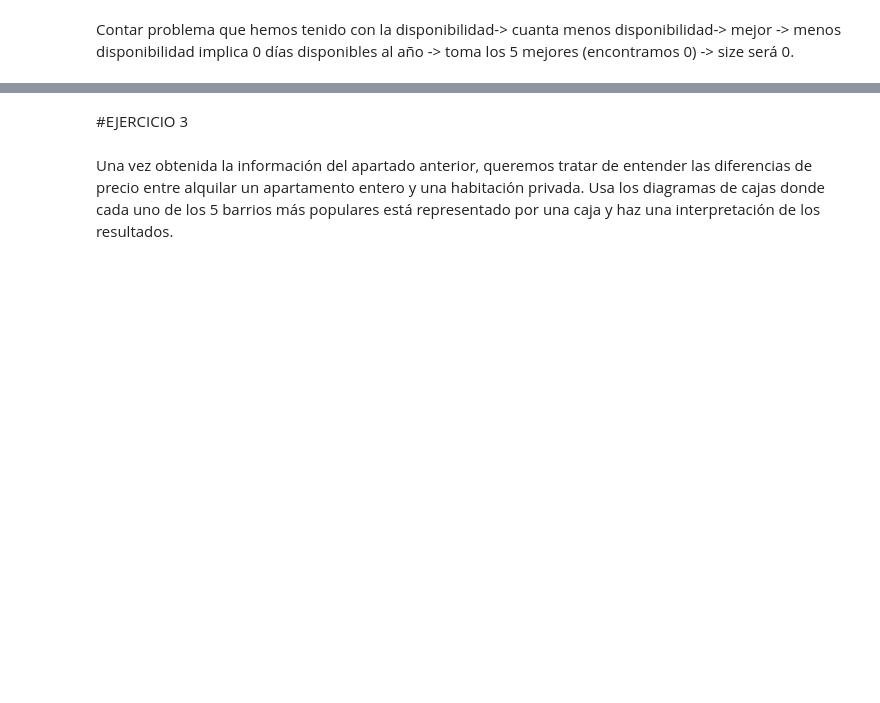
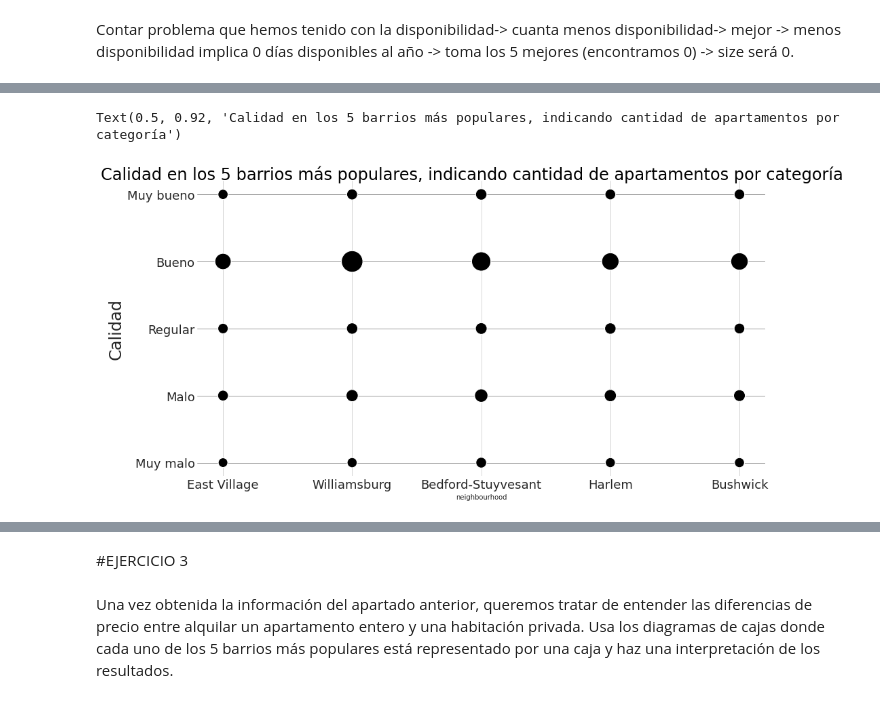
Before and after one commit to PilarAriasVazquez/MineriaL1P1, a Jupyter notebook: L1P1.ipynb, the cells around one changed output, grey strips where cells are left out. Cells and saved outputs as stored; diff of their text form; code cells hidden in the pictures; blank space fills up the shorter version.

```diff
--- a/L1P1.ipynb
+++ b/L1P1.ipynb
@@ -400,3 +310,0 @@ Lo que conseguimos con esto es que más tarde, al hacer la media, consigamos val
-# %%
-#ESTO LO QUITAMOS
-df.loc[:,'classification_num']=np.nan
@@ -791,0 +388,7 @@ plt.show()
+# %%
+df_draw = (df
+           .query('neighbourhood in @x_barrios')
+           .groupby(['neighbourhood','classification']).id
+           .count()
+           .reset_index()
+          )
@@ -791,0 +415,37 @@ plt.show()
+# %%
+titulo = f"Calidad en los 5 barrios más populares, indicando cantidad de apartamentos por categoría"
+color = sns.color_palette('Set2',8)
+
+f, ax = plt.subplots(1,figsize=(15,8))
+sns.set_style(style='whitegrid')
+
+ordenacion_calidad = {'Muy malo':5, 'Malo':4, 'Regular':3, 'Bueno':2, 'Muy bueno':1}
+
+sns.scatterplot(data=df_draw.sort_values(by=['classification'], key=lambda x:x.map(ordenacion_calidad)),
+               x='neighbourhood',
+               y='classification',
+               size='id',
+               sizes=(200,1000),
+               color='black'
+               )
+
+ax.legend().set_visible(False)
+#ax.yaxis.set_major_formatter(plt.FuncFormatter(lambda v,x:f'{x:,.2f}'))
+
+#for t in legend.texts:
+#    t.set_text(t.get_text()[:3])
+#ax.legend(title='apartamentos po',fontsize=24, title_fontsize=24)
+
+sns.despine(left=True, bottom=True)
+#ax.set_xlabel('Barrio',fontsize=24,weight='regular')
+ax.set_ylabel('Calidad',fontsize=24,weight='regular')
+
+#ax.set_axisbelow(False)
+ax.grid(axis='y',color='gray')
+ax.xaxis.set_tick_params(labelsize=18,width=0,rotation=0,pad=0)
+ax.yaxis.set_tick_params(labelsize=18,width=0,rotation=0,pad=0)
+
+f.suptitle(f'{titulo}',fontsize=24,color='black',x=.5,ha='center',y=.92)
+# %% [output]
+Text(0.5, 0.92, 'Calidad en los 5 barrios más populares, indicando cantidad de apartamentos por categoría')
+[figure, added]
```
Also changed, not shown: parts of 159 cells of this notebook.
